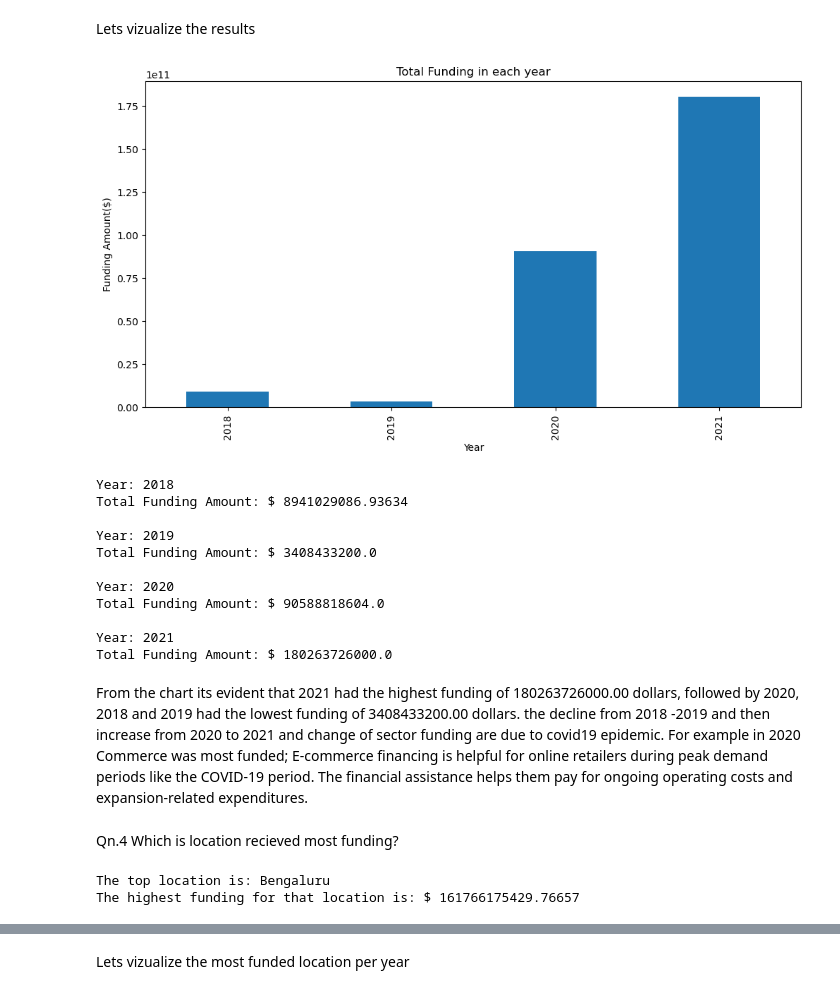
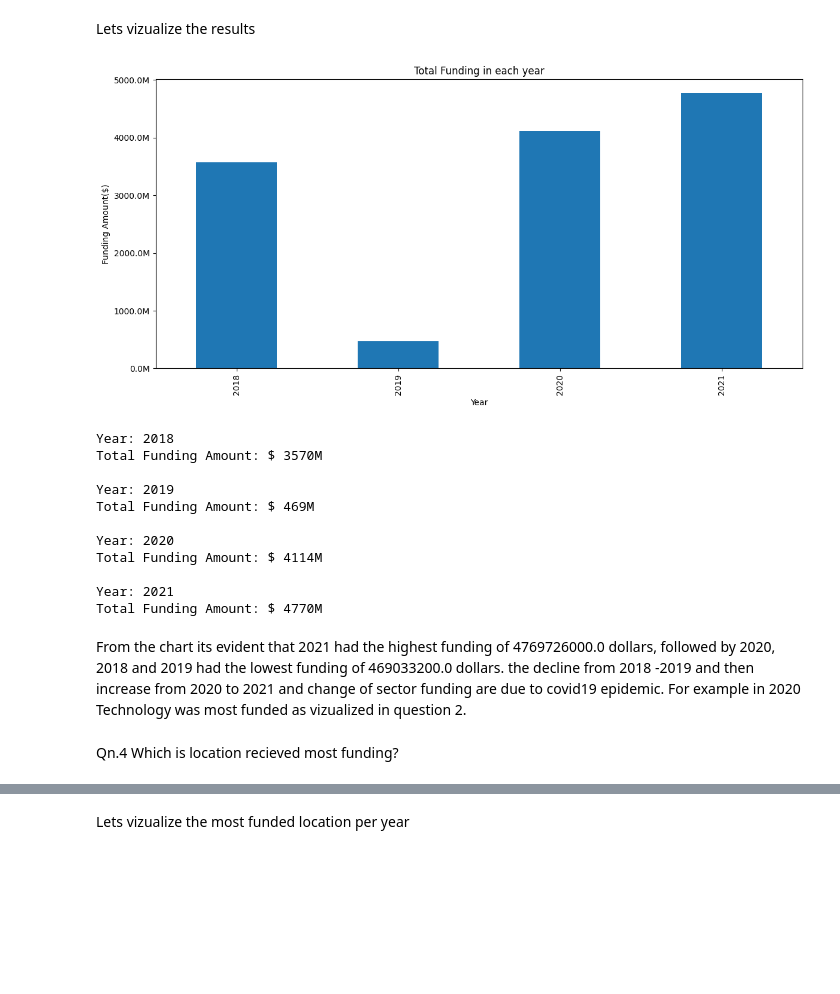
Before and after one commit to MarthaK-Coder/AZUBI-AFRICA--LP1-Sprint, a Jupyter notebook: ProjectNotebook.ipynb, the cells around one changed output, grey strips where cells are left out. Saved outputs shown, nothing was run; the diff lists cells and outputs as text; code cells hidden in the pictures; blank space fills up the shorter version.

```diff
--- a/ProjectNotebook.ipynb
+++ b/ProjectNotebook.ipynb
@@ -1760,0 +1870,4 @@ final_data = pd.concat(datasets, ignore_index=True)
+# %%
+#There are 44 duplicated rows
+#drop duplicated rows
+final_data.drop_duplicates(keep='first', inplace= True)
@@ -2058,0 +2294,4 @@ The Amount column have outliers as shown in the box - 361 occurences.
+# %%
+# Removing outliers in Amount column
+final_data = final_data.drop(outliers.index)  # Drop rows containing outliers from the DataFrame
+filtered_data = final_data['Amount($)']  # Select only the 'Amount($)' column
@@ -2172,22 +2504,30 @@ Company with the highest funding: Alteria Capital
 # %% [markdown]
 lets vizualize the top  company each year
 # %%
+
+# Group the data by year and find the top company with the highest funding amount for each year
 top_company_each_year = final_data.groupby('Year').apply(lambda x: x.loc[x['Amount($)'].idxmax()])
 
 plt.figure(figsize=(12, 6))
+
+# Create a bar chart with 'tab20' colormap for distinct colors
 plt.bar(top_company_each_year['Year'], top_company_each_year['Amount($)'])
 plt.xlabel('Year')
-plt.ylabel('Funding Amount')
+plt.ylabel('Funding Amount (Millions)')
 plt.title('Company with Highest Funding Amount by Year')
-plt.xticks(rotation=90)
 
-
+# Set the y-axis labels in millions using the formatter function
+def millions_formatter(x, pos):
+    return f'{x / 1e6:.1f}M'
+y_formatter = ticker.FuncFormatter(millions_formatter)
+plt.gca().yaxis.set_major_formatter(y_formatter)
 
 # Add company names as labels on the bars
 for i, row in top_company_each_year.iterrows():
     plt.text(row['Year'], row['Amount($)'], row['Company/Brand'], ha='center', va='bottom')
 
 plt.xticks(final_data['Year'].unique())  # Show all years on the X-axis
+plt.yticks(range(0, 41000001, 10000000))  # Set y-axis ticks from 0 to 40 million in steps of 10 million
 
 plt.xticks(rotation=90)
 plt.tight_layout()  # Adjust layout to prevent overlapping labels
@@ -2197,6 +2537,5 @@ plt.show()
 for year, row in top_company_each_year.iterrows():
     print("Year:", year)
     print("Company:", row['Company/Brand'])
-    print("Funding Amount: $", row['Amount($)'])
-    print()
+    print("Funding Amount: $", f'{row["Amount($)"] / 1e6:.1f}M')
 # %% [output]
@@ -2250,7 +2608,12 @@ for i, row in top_company_each_year.iterrows():
 # Set the X-axis ticks and labels
 years = [2018, 2019, 2020, 2021]
 plt.xticks(years)
-
+# Set the y-axis labels in millions using the formatter function
+def millions_formatter(x, pos):
+    return f'{x / 1e6:.0f}M'
+y_formatter = ticker.FuncFormatter(millions_formatter)
+plt.gca().yaxis.set_major_formatter(y_formatter)
+plt.yticks(range(0, 41000001, 10000000))  # Set y-axis ticks from 0 to 40 million in steps of 10 million
 plt.xticks(rotation=90)
 plt.tight_layout()  # Adjust layout to prevent overlapping labels
 plt.show()
@@ -2258,7 +2621,7 @@ plt.show()
 # Print the top company and funding amount for each year
 for year, row in top_company_each_year.iterrows():
     print("Year:", year)
-    print("Company:", row['Sector'])
-    print("Funding Amount: $", row['Amount($)'])
+    print("Sector:", row['Sector'])
+    print("Funding Amount: $", f'{row["Amount($)"] / 1e6:.2f}M')
     print()
 # %% [output]
@@ -2300,44 +2673,41 @@ Lets vizualize the results
 # %%
 total_funding_yearly = final_data.groupby('Year')['Amount($)'].sum()
 plt.figure(figsize=(12, 6))
 #plt.bar(total_funding_yearly('Year','Amount($)'))
 total_funding_yearly.plot(kind = 'bar')
 plt.xlabel('Year')
 plt.ylabel('Funding Amount($)')
 plt.title('Total Funding in each year')
 plt.xticks(rotation=90)
+# Format the y-axis labels in millions
+def millions_formatter(x, pos):
+    return f'{x / 1e6:.1f}M'
+y_formatter = ticker.FuncFormatter(millions_formatter)
+plt.gca().yaxis.set_major_formatter(y_formatter)
 
+
+plt.tight_layout()  # Adjust layout to prevent overlapping labels
 plt.show()
 
 # Print total funding amounts per year
 for year, total_amount in total_funding_yearly.items():
     print("Year:", year)
-    print("Total Funding Amount: $", total_amount)
+    print("Total Funding Amount: $", f'{total_amount / 1e6:.0f}M')
     print()
 # %% [output]
-[figure, old version]
+[figure, new version]
 Year: 2018
-Total Funding Amount: $ 8941029086.93634
+Total Funding Amount: $ 3570M
 
 Year: 2019
-Total Funding Amount: $ 3408433200.0
+Total Funding Amount: $ 469M
 
 Year: 2020
-Total Funding Amount: $ 90588818604.0
+Total Funding Amount: $ 4114M
 
 Year: 2021
-Total Funding Amount: $ 180263726000.0
+Total Funding Amount: $ 4770M
 # %% [markdown]
-From the chart its evident that 2021 had the highest funding of 180263726000.00 dollars, followed by 2020, 2018 and 2019 had the lowest funding of 3408433200.00 dollars. the decline from 2018 -2019 and then increase from 2020 to 2021 and change of sector funding are due to covid19 epidemic. For example in 2020 Commerce was most funded; E-commerce financing is helpful for online retailers during peak demand periods like the COVID-19 period. The financial assistance helps them pay for ongoing operating costs and expansion-related expenditures.
+From the chart its evident that 2021 had the highest funding of 4769726000.0 dollars, followed by 2020, 2018 and 2019 had the lowest funding of 469033200.0 dollars. the decline from 2018 -2019 and then increase from 2020 to 2021 and change of sector funding are due to covid19 epidemic. For example in 2020 Technology was most funded as vizualized in question 2.
 # %% [markdown]
 Qn.4 Which is location recieved most funding?
-# %%
-location_funding = final_data.groupby('HeadQuarter')['Amount($)'].sum().sort_values(ascending= False)
-top_location = location_funding.index[0]
-highest_funding = location_funding.iloc[0]
-
-print('The top location is:', top_location)
-print('The highest funding for that location is: $', highest_funding)
-# %% [output]
-The top location is: Bengaluru
-The highest funding for that location is: $ 161766175429.76657
```
Also changed, not shown: parts of 103 cells of this notebook.
